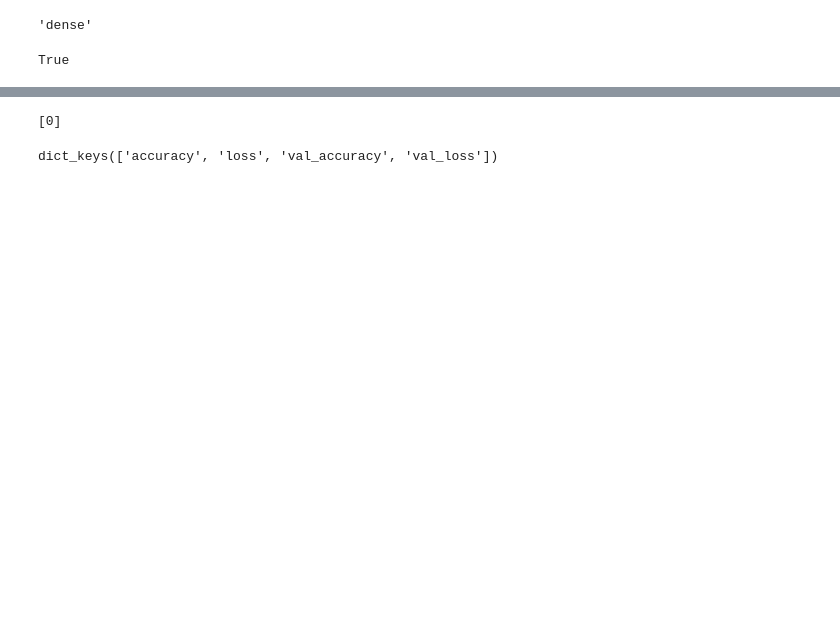
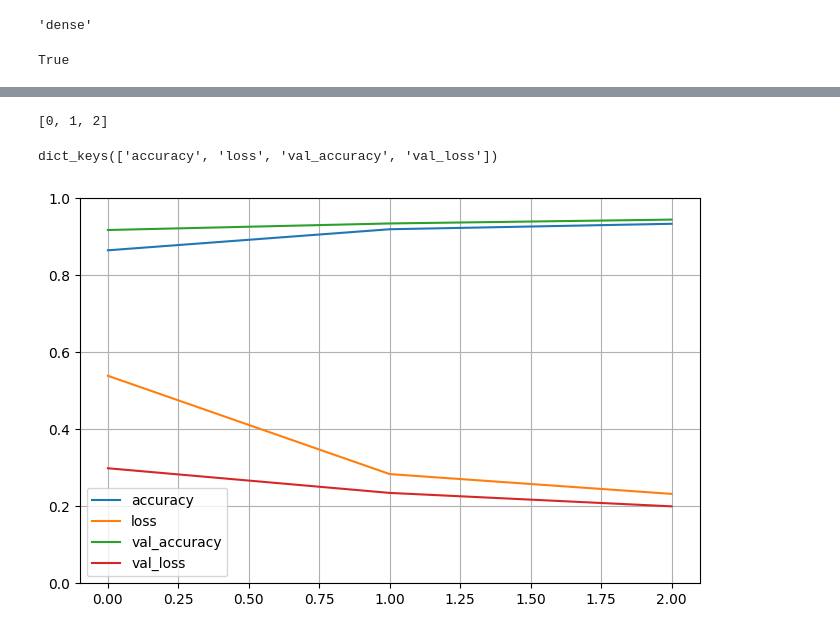
Before and after one commit to pavanpannati/deep-learning, a Jupyter notebook: handwriting_mnist_dataset.ipynb, the cells around one changed output, grey strips where cells are left out. Cells and saved outputs as stored; diff of their text form; code cells hidden in the pictures; blank space fills up the shorter version.

```diff
--- a/handwriting_mnist_dataset.ipynb
+++ b/handwriting_mnist_dataset.ipynb
@@ -65,10 +55,10 @@ plt.show()
 # %%
-model = keras.models.Sequential()
-model.add(keras.Input(shape=(28,28)))
-model.add(keras.layers.Flatten()),
-model.add(keras.layers.Dense(300,activation='relu'))
-model.add(keras.layers.Dense(100,activation='relu'))
-model.add(keras.layers.Dense(10,activation='softmax'))
+model = keras.models.Sequential()                   # creates a sequential model where layers are added sequentially
+model.add(keras.Input(shape=(28,28)))               # input images of size 28x28
+model.add(keras.layers.Flatten())                   # flattens the 28x28 matrix as 1D vector of 784 inputs
+model.add(keras.layers.Dense(300,activation='relu'))    # creates of 300 neurons and a non-linear layers for complex features
+model.add(keras.layers.Dense(100,activation='relu'))    # creates of 100 neurons and a non-linear layers
+model.add(keras.layers.Dense(10,activation='softmax'))  # 10 neurons one for each digit(0-9) and probabilities sums up to 1
 # %%
 keras.backend.clear_session()
 np.random.seed(42)
@@ -102,0 +95,3 @@ Model: "sequential"
+# %%
+history = model.fit(X_train,y_train,epochs=3,
+                    validation_data=(X_valid,y_valid))
@@ -160,5 +156,5 @@ histroy = model.fit(X_train,y_train,epochs=1,
 # %%
-histroy.epoch
+history.epoch
 # %% [output]
-[0]
+[0, 1, 2]
 # %%
@@ -166,5 +162,13 @@ histroy.history.keys()
 # %% [output]
 dict_keys(['accuracy', 'loss', 'val_accuracy', 'val_loss'])
+# %%
+import pandas as pd
+pd.DataFrame(history.history).plot(figsize=(8,5))
+plt.grid(True)
+plt.gca().set_ylim(0,1)
+plt.show()
+# %% [output]
+[figure, added]
 # %%
 model.evaluate(X_test,y_test)
 # %% [output]
```
Also changed, not shown: parts of 27 cells of this notebook.
